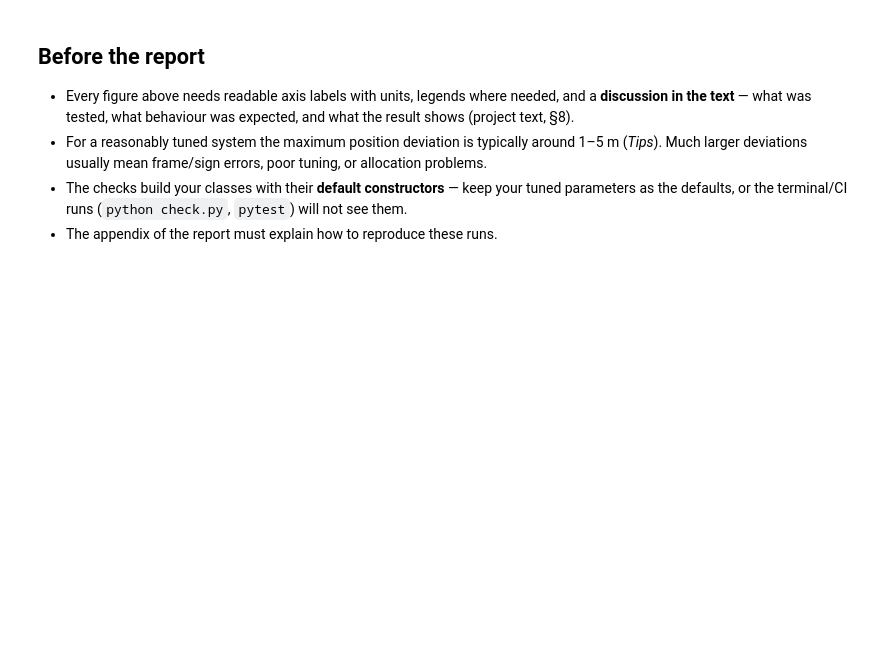
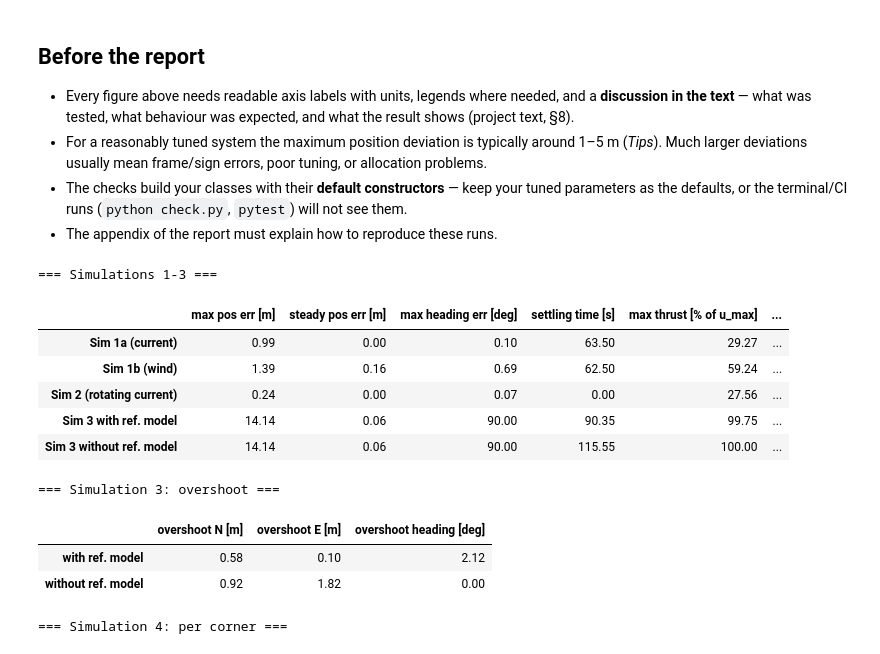
Before and after one commit to anrifa17/TMR4240_Project, a Jupyter notebook: notebooks/part_1_simulations.ipynb, the cells around one changed output. Saved outputs shown, nothing was run; the diff lists cells and outputs as text; code cells hidden in the pictures; blank space fills up the shorter version.

```diff
--- a/notebooks/part_1_simulations.ipynb
+++ b/notebooks/part_1_simulations.ipynb
@@ -397,3 +488,78 @@ for key in ALL_CHECKS:
   your tuned parameters as the defaults, or the terminal/CI runs
   (`python check.py`, `pytest`) will not see them.
 - The appendix of the report must explain how to reproduce these runs.
+# %%
+# Sec. 9: max/steady-state error,
+# settling time, heading error, overshoot and actuator effort)
+import pandas as pd
+
+POS_TOL, PSI_TOL = 0.5, np.deg2rad(2.0)    # settling band: 0.5 m and 2 deg
+U_MAX = np.array([th.u_max for th in default_thrusters_gunnerus3()])
+
+def wrap(a):
+    return np.arctan2(np.sin(a), np.cos(a))
+
+def metrics(lg, target, t0=0.0, t1=None):
+    """Metrics on the window [t0, t1] for a constant target [N, E, psi]."""
+    t1 = lg.t[-1] if t1 is None else t1
+    w = (lg.t >= t0) & (lg.t <= t1)
+    t = lg.t[w]
+    pos = np.hypot(lg.eta[w, 0] - target[0], lg.eta[w, 1] - target[1])
+    psi = np.abs(wrap(lg.eta[w, 5] - target[2]))
+    out = np.where((pos > POS_TOL) | (psi > PSI_TOL))[0]
+    t_settle = (t[out[-1]] - t0) if len(out) else 0.0
+    last = t >= t1 - 100
+    u = np.abs(lg.u[w])
+    return {
+        "max pos err [m]": pos.max(),
+        "steady pos err [m]": pos[last].mean(),
+        "max heading err [deg]": np.rad2deg(psi.max()),
+        "settling time [s]": t_settle,
+        "max thrust [% of u_max]": 100 * (u / U_MAX).max(),
+        "time at u_max [s]": float(np.sum(np.any(u >= 0.999 * U_MAX, axis=1)) * (t[1] - t[0])),
+        "mean total thrust [kN]": u.sum(axis=1).mean() / 1e3,
+    }
+
+rows = {
+    "Sim 1a (current)": metrics(logs_1a, [0, 0, 0]),
+    "Sim 1b (wind)":    metrics(logs_1b, [0, 0, 0]),
+    "Sim 2 (rotating current)": metrics(logs_2, [0, 0, 0]),
+    "Sim 3 with ref. model":    metrics(logs_3_ref, [10, 10, -np.pi / 2]),
+    "Sim 3 without ref. model": metrics(logs_3_raw, [10, 10, -np.pi / 2]),
+}
+table = pd.DataFrame(rows).T.round(2)
+
+# Simulation 3: overshoot per axis (N, E beyond 10 m; heading beyond -90 deg)
+ov = pd.DataFrame({
+    name: {"overshoot N [m]": lg.eta[:, 0].max() - 10,
+           "overshoot E [m]": lg.eta[:, 1].max() - 10,
+           "overshoot heading [deg]": max(0.0, np.rad2deg(-np.pi / 2 - wrap(lg.eta[:, 5]).min()))}
+    for name, lg in [("with ref. model", logs_3_ref), ("without ref. model", logs_3_raw)]
+}).T.round(2)
+
+# Simulation 4: one row per corner, each on its own 300 s window
+sim4 = pd.DataFrame({
+    f"corner {i+1} {tuple(round(v, 2) for v in c)}": metrics(logs_4, c, i * hold, (i + 1) * hold)
+    for i, c in enumerate(corners)
+}).T.round(2)
+
+print("=== Simulations 1-3 ===");    display(table)
+print("=== Simulation 3: overshoot ==="); display(ov)
+print("=== Simulation 4: per corner ==="); display(sim4)
+
+table.to_csv("../figures/metrics_sim1-3.csv")
+ov.to_csv("../figures/metrics_sim3_overshoot.csv")
+sim4.to_csv("../figures/metrics_sim4.csv")
+# %% [output]
+=== Simulations 1-3 ===
+|  | max pos err [m] | steady pos err [m] | max heading err [deg] | settling time [s] | max thrust [% of u_max] | ... |
+| Sim 1a (current) | 0.99 | 0.00 | 0.10 | 63.50 | 29.27 | ... |
+| Sim 1b (wind) | 1.39 | 0.16 | 0.69 | 62.50 | 59.24 | ... |
+| Sim 2 (rotating current) | 0.24 | 0.00 | 0.07 | 0.00 | 27.56 | ... |
+| Sim 3 with ref. model | 14.14 | 0.06 | 90.00 | 90.35 | 99.75 | ... |
+| Sim 3 without ref. model | 14.14 | 0.06 | 90.00 | 115.55 | 100.00 | ... |
+=== Simulation 3: overshoot ===
+|  | overshoot N [m] | overshoot E [m] | overshoot heading [deg] |
+| with ref. model | 0.58 | 0.10 | 2.12 |
+| without ref. model | 0.92 | 1.82 | 0.00 |
+=== Simulation 4: per corner ===
```
Also changed, not shown: parts of 5 cells of this notebook, 46 other files.
